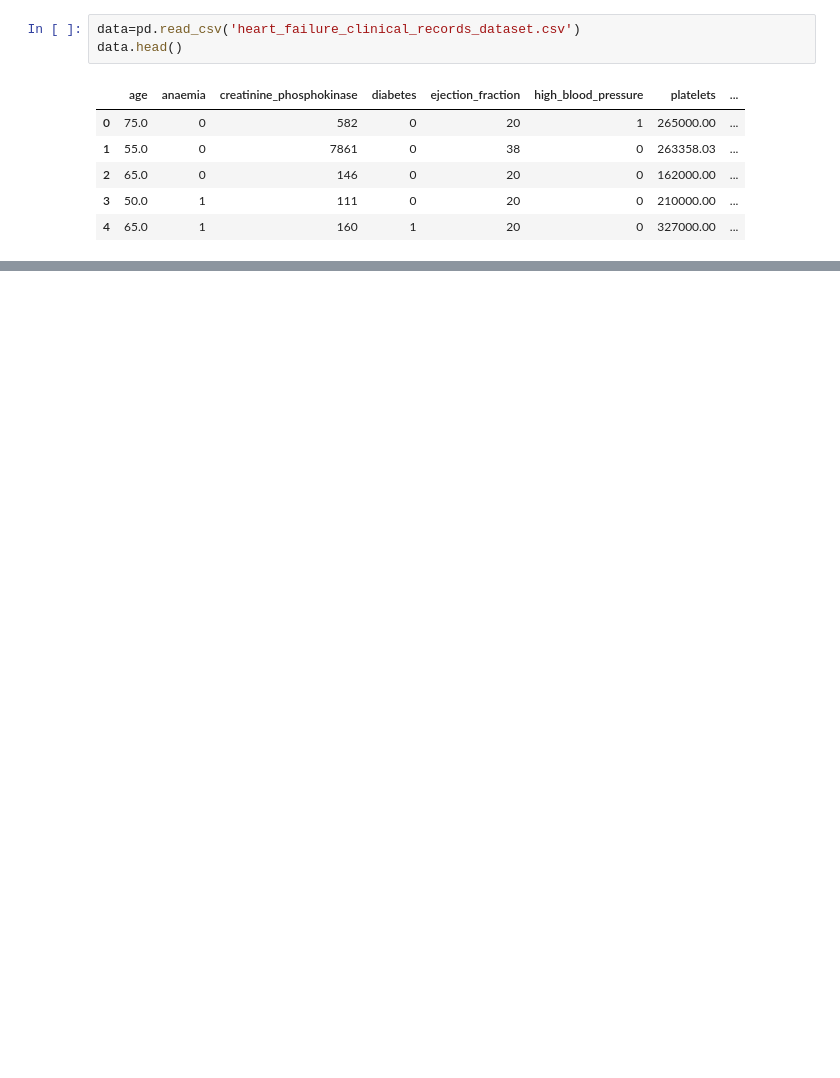
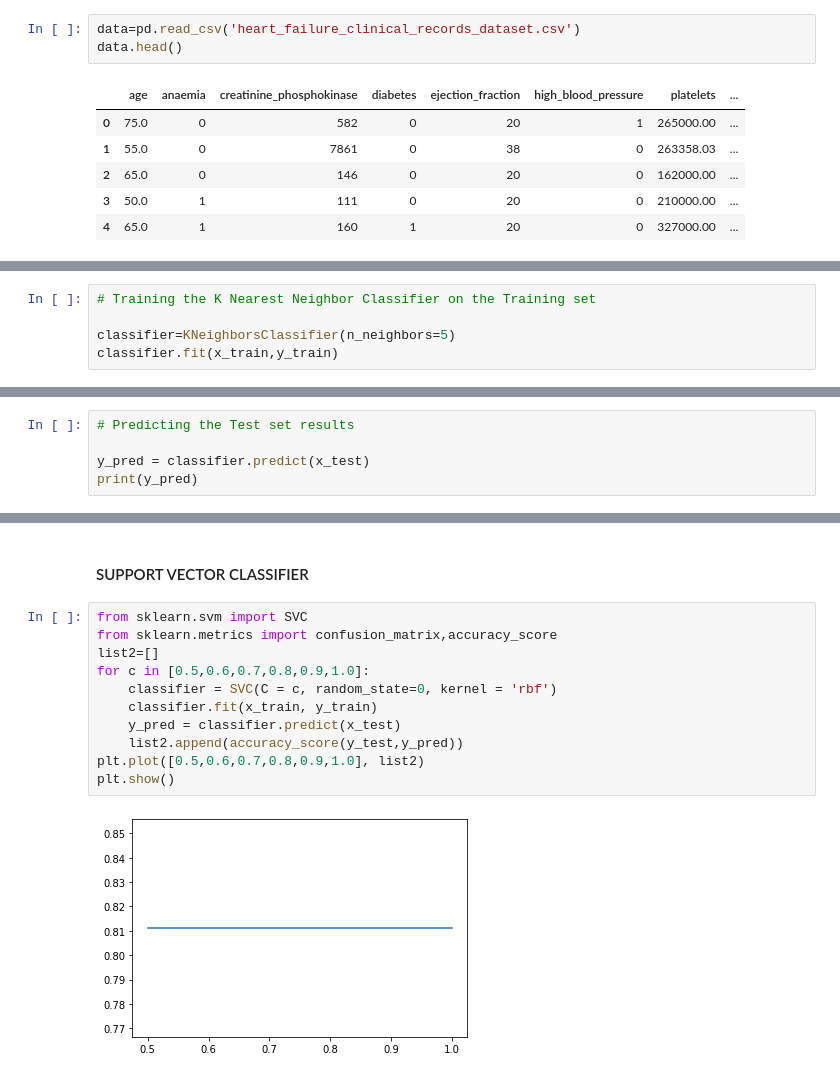
Before and after one commit to deepakpal31/Heart_Failure_Prediction, a Jupyter notebook: Model_training_and_selection.ipynb, the cells around one changed output, grey strips where cells are left out. Saved outputs shown, nothing was run; the diff lists cells and outputs as text; blank space fills up the shorter version.

```diff
--- a/Model_training_and_selection.ipynb
+++ b/Model_training_and_selection.ipynb
@@ -21,0 +80,5 @@ y = data.iloc[:,-1].values
+# %%
+# Training the K Nearest Neighbor Classifier on the Training set
+
+classifier=KNeighborsClassifier(n_neighbors=5)
+classifier.fit(x_train,y_train)
@@ -21,0 +87,5 @@ y = data.iloc[:,-1].values
+# %%
+# Predicting the Test set results
+
+y_pred = classifier.predict(x_test)
+print(y_pred)
@@ -21,0 +109,15 @@ y = data.iloc[:,-1].values
+# %% [markdown]
+#### SUPPORT VECTOR CLASSIFIER
+# %%
+from sklearn.svm import SVC
+from sklearn.metrics import confusion_matrix,accuracy_score
+list2=[]
+for c in [0.5,0.6,0.7,0.8,0.9,1.0]:
+    classifier = SVC(C = c, random_state=0, kernel = 'rbf')
+    classifier.fit(x_train, y_train)
+    y_pred = classifier.predict(x_test)
+    list2.append(accuracy_score(y_test,y_pred))
+plt.plot([0.5,0.6,0.7,0.8,0.9,1.0], list2)
+plt.show()
+# %% [output]
+[figure, added]
```
Also changed, not shown: parts of 38 cells of this notebook.
